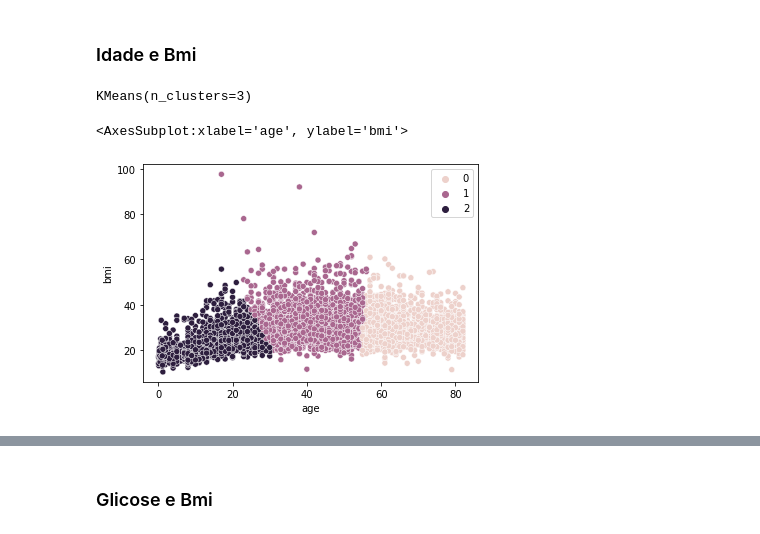
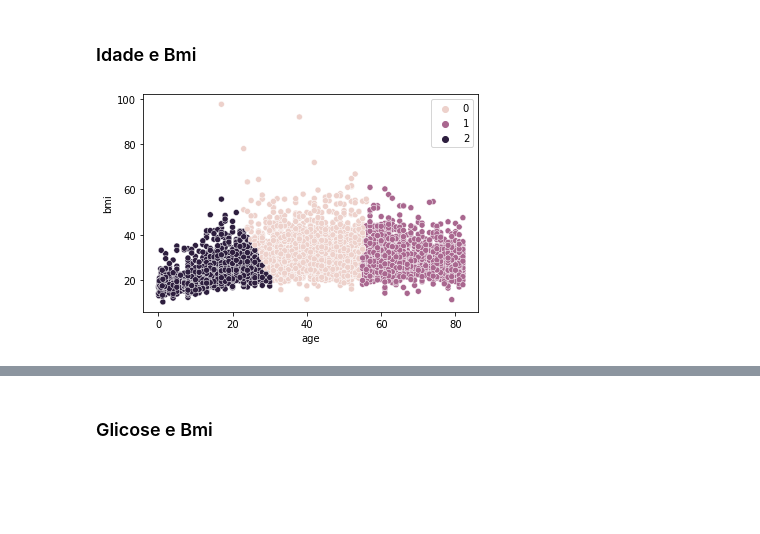
Before and after one commit to deivisongithub/Introducao_Ciencia_de_dados, a Jupyter notebook: Projeto_de_ICD_agrupamentos.ipynb, the cells around one changed output, grey strips where cells are left out. Drawn from its saved outputs; the diff is of its cells as text; code cells hidden in the pictures; blank space fills up the shorter version.

```diff
--- a/Projeto_de_ICD_agrupamentos.ipynb
+++ b/Projeto_de_ICD_agrupamentos.ipynb
@@ -63,13 +52,6 @@ sns.scatterplot(data = Group_Age_glicose,x = "age",y = "avg_glucose_level",hue =
 # %% [markdown]
 ### Idade e Bmi
 # %%
-Group_Age_Bmi = DataBase[["age","bmi"]]
-Kmeans_Age_Bmi = KMeans(n_clusters = 3)
-Kmeans_Age_Bmi.fit(Group_Age_Bmi)
+group_KMeans(DataBase,"age","bmi",3)
 # %% [output]
-KMeans(n_clusters=3)
+[figure, added]
-# %%
-sns.scatterplot(data = Group_Age_Bmi,x = "age",y = "bmi",hue = Kmeans_Age_Bmi.labels_)
-# %% [output]
-<AxesSubplot:xlabel='age', ylabel='bmi'>
-[figure, removed]
```
Also changed, not shown: parts of 13 cells of this notebook.
